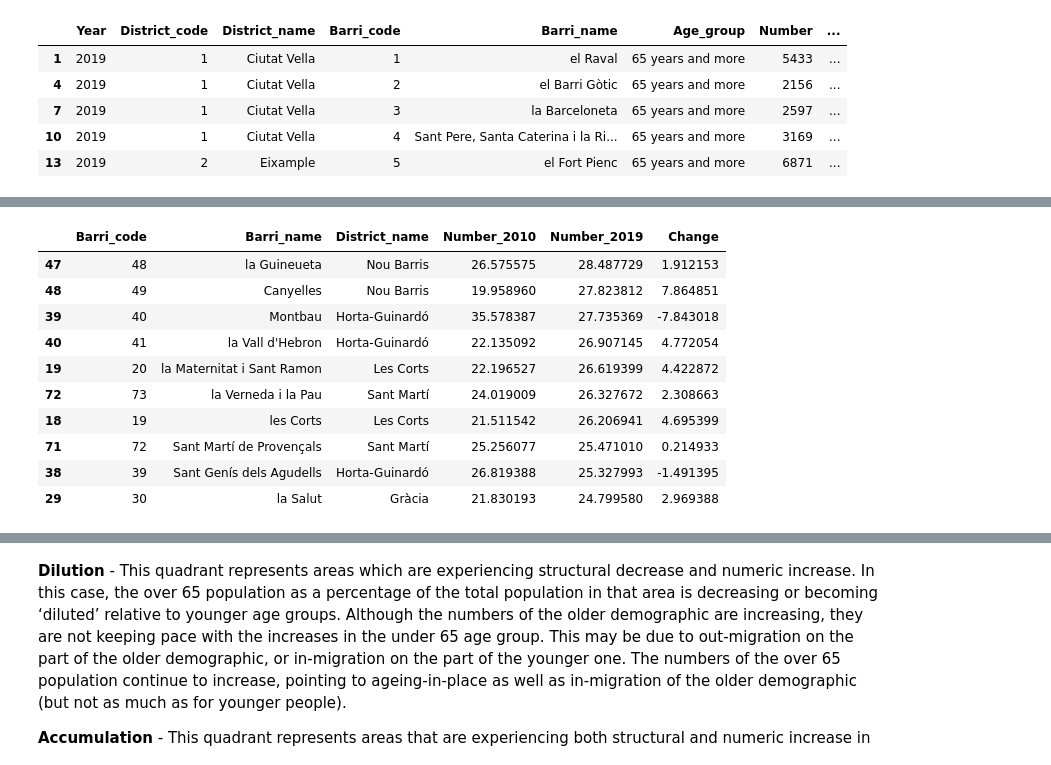
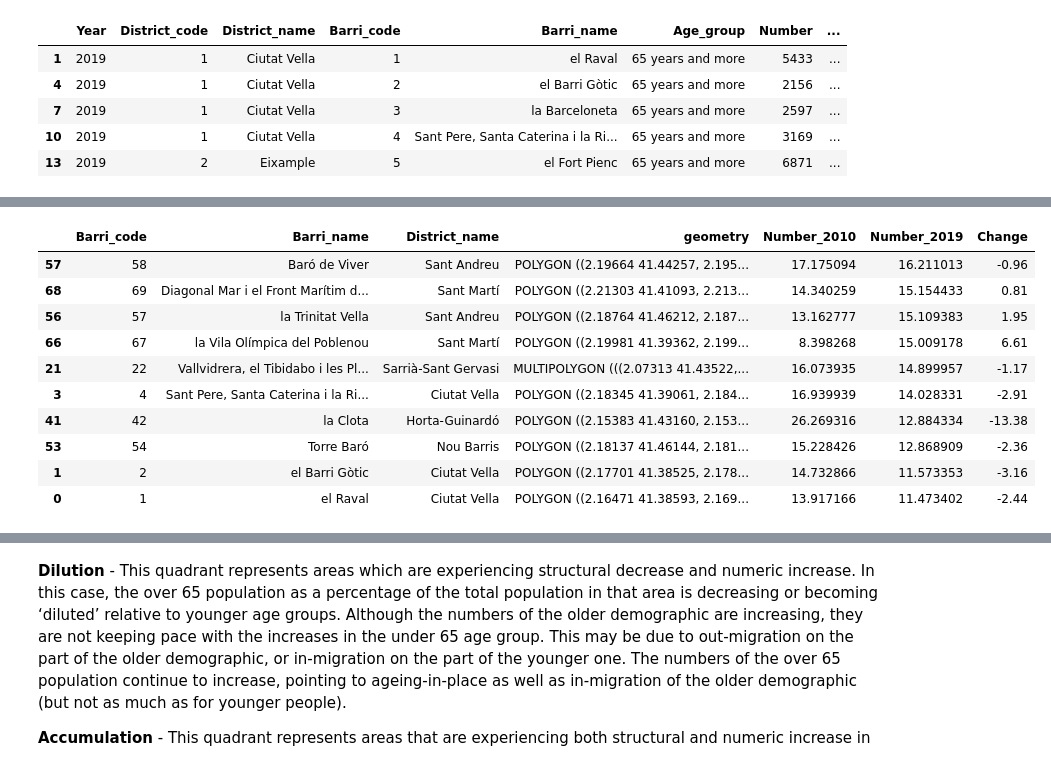
Before and after one commit to abednarczuk/MasterThesis, a Jupyter notebook: 09_Ageing_indicators_and_ageing_matrix.ipynb, the cells around one changed output, grey strips where cells are left out. Cells and saved outputs as stored; diff of their text form; code cells hidden in the pictures.

```diff
--- a/09_Ageing_indicators_and_ageing_matrix.ipynb
+++ b/09_Ageing_indicators_and_ageing_matrix.ipynb
@@ -298,3 +352,23 @@ structural2019.head()
 | 7 | 2019 | 1 | Ciutat Vella | 3 | la Barceloneta | 65 years and more | 17.479976 | POLYGON ((2.18345 41.39061, 2.184... | ... |
 | 10 | 2019 | 1 | Ciutat Vella | 4 | Sant Pere, Santa Caterina i la Ri... | 65 years and more | 14.028331 | POLYGON ((2.18345 41.39061, 2.184... | ... |
 | 13 | 2019 | 2 | Eixample | 5 | el Fort Pienc | 65 years and more | 21.240224 | POLYGON ((2.18690 41.40165, 2.186... | ... |
+# %%
+f, ax = plt.subplots(1,2,figsize=(2.16*8,8))
+
+df = structural2010.append(structural2019)
+df = gpd.GeoDataFrame(df, geometry=df['geometry'], crs={"init": "epsg:4326"})
+df = df.to_crs(epsg=3857)
+
+df.query('Year == 2010').plot('Number', ax=ax[0], alpha=0.8, cmap='Reds', #vmin=5, vmax=40,
+                              edgecolor='k', legend=True)
+cx.add_basemap(ax[0], crs=df.crs, source=cx.providers.Stamen.TonerLite)
+ax[0].axis('off')
+
+df.query('Year == 2019').plot('Number', ax=ax[1], alpha=0.8, cmap='Reds', #vmin=5, vmax=40,
+                              edgecolor='k', legend=True)
+cx.add_basemap(ax[1], crs=df.crs, source=cx.providers.Stamen.TonerLite)
+ax[1].axis('off')
+
+f.suptitle('Number', fontsize=16)
+ax[0].set_title("structural ageing - over 65 population \n as percentage of total population, 2010")
+ax[1].set_title("structural ageing - over 65 population \n as percentage of total population, 2019")
@@ -301,20 +378,20 @@ structural2019.head()
 # %%
-structural = structural2010[['Barri_code', 'Barri_name', 'District_name', 'Number']].merge(structural2019[['Barri_code', 'Number']], on='Barri_code')
+structural = structural2010[['Barri_code', 'Barri_name', 'District_name', 'geometry', 'Number']].merge(structural2019[['Barri_code', 'Number']], on='Barri_code')
 # %%
 structural.rename(columns={'Number_x': 'Number_2010', 'Number_y': 'Number_2019'}, inplace=True)
 # %%
-structural['Change'] = structural['Number_2019'] - structural['Number_2010']
+structural['Change'] = round(structural['Number_2019'] - structural['Number_2010'],2)
 # %%
-structural.sort_values(by='Number_2019', ascending=False).head(10)
+structural.sort_values(by='Number_2019', ascending=False).tail(10)
 # %% [output]
-|  | Barri_code | Barri_name | District_name | Number_2010 | Number_2019 | Change |
-| 47 | 48 | la Guineueta | Nou Barris | 26.575575 | 28.487729 | 1.912153 |
-| 48 | 49 | Canyelles | Nou Barris | 19.958960 | 27.823812 | 7.864851 |
-| 39 | 40 | Montbau | Horta-Guinardó | 35.578387 | 27.735369 | -7.843018 |
-| 40 | 41 | la Vall d'Hebron | Horta-Guinardó | 22.135092 | 26.907145 | 4.772054 |
-| 19 | 20 | la Maternitat i Sant Ramon | Les Corts | 22.196527 | 26.619399 | 4.422872 |
-| 72 | 73 | la Verneda i la Pau | Sant Martí | 24.019009 | 26.327672 | 2.308663 |
-| 18 | 19 | les Corts | Les Corts | 21.511542 | 26.206941 | 4.695399 |
-| 71 | 72 | Sant Martí de Provençals | Sant Martí | 25.256077 | 25.471010 | 0.214933 |
-| 38 | 39 | Sant Genís dels Agudells | Horta-Guinardó | 26.819388 | 25.327993 | -1.491395 |
-| 29 | 30 | la Salut | Gràcia | 21.830193 | 24.799580 | 2.969388 |
+|  | Barri_code | Barri_name | District_name | geometry | Number_2010 | Number_2019 | Change |
+| 57 | 58 | Baró de Viver | Sant Andreu | POLYGON ((2.19664 41.44257, 2.195... | 17.175094 | 16.211013 | -0.96 |
+| 68 | 69 | Diagonal Mar i el Front Marítim d... | Sant Martí | POLYGON ((2.21303 41.41093, 2.213... | 14.340259 | 15.154433 | 0.81 |
+| 56 | 57 | la Trinitat Vella | Sant Andreu | POLYGON ((2.18764 41.46212, 2.187... | 13.162777 | 15.109383 | 1.95 |
+| 66 | 67 | la Vila Olímpica del Poblenou | Sant Martí | POLYGON ((2.19981 41.39362, 2.199... | 8.398268 | 15.009178 | 6.61 |
+| 21 | 22 | Vallvidrera, el Tibidabo i les Pl... | Sarrià-Sant Gervasi | MULTIPOLYGON (((2.07313 41.43522,... | 16.073935 | 14.899957 | -1.17 |
+| 3 | 4 | Sant Pere, Santa Caterina i la Ri... | Ciutat Vella | POLYGON ((2.18345 41.39061, 2.184... | 16.939939 | 14.028331 | -2.91 |
+| 41 | 42 | la Clota | Horta-Guinardó | POLYGON ((2.15383 41.43160, 2.153... | 26.269316 | 12.884334 | -13.38 |
+| 53 | 54 | Torre Baró | Nou Barris | POLYGON ((2.18137 41.46144, 2.181... | 15.228426 | 12.868909 | -2.36 |
+| 1 | 2 | el Barri Gòtic | Ciutat Vella | POLYGON ((2.17701 41.38525, 2.178... | 14.732866 | 11.573353 | -3.16 |
+| 0 | 1 | el Raval | Ciutat Vella | POLYGON ((2.16471 41.38593, 2.169... | 13.917166 | 11.473402 | -2.44 |
```
Also changed, not shown: parts of 19 cells of this notebook, 2 other files.
